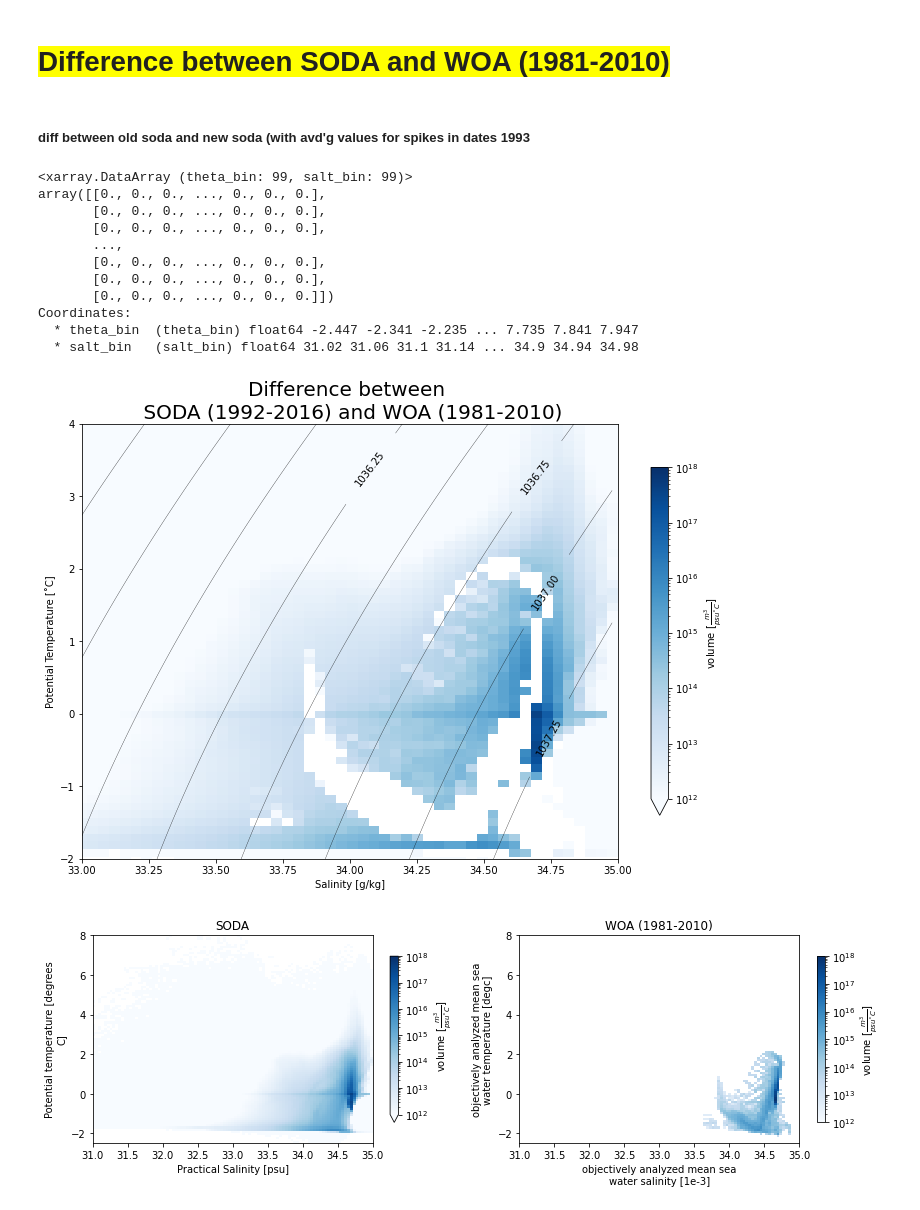
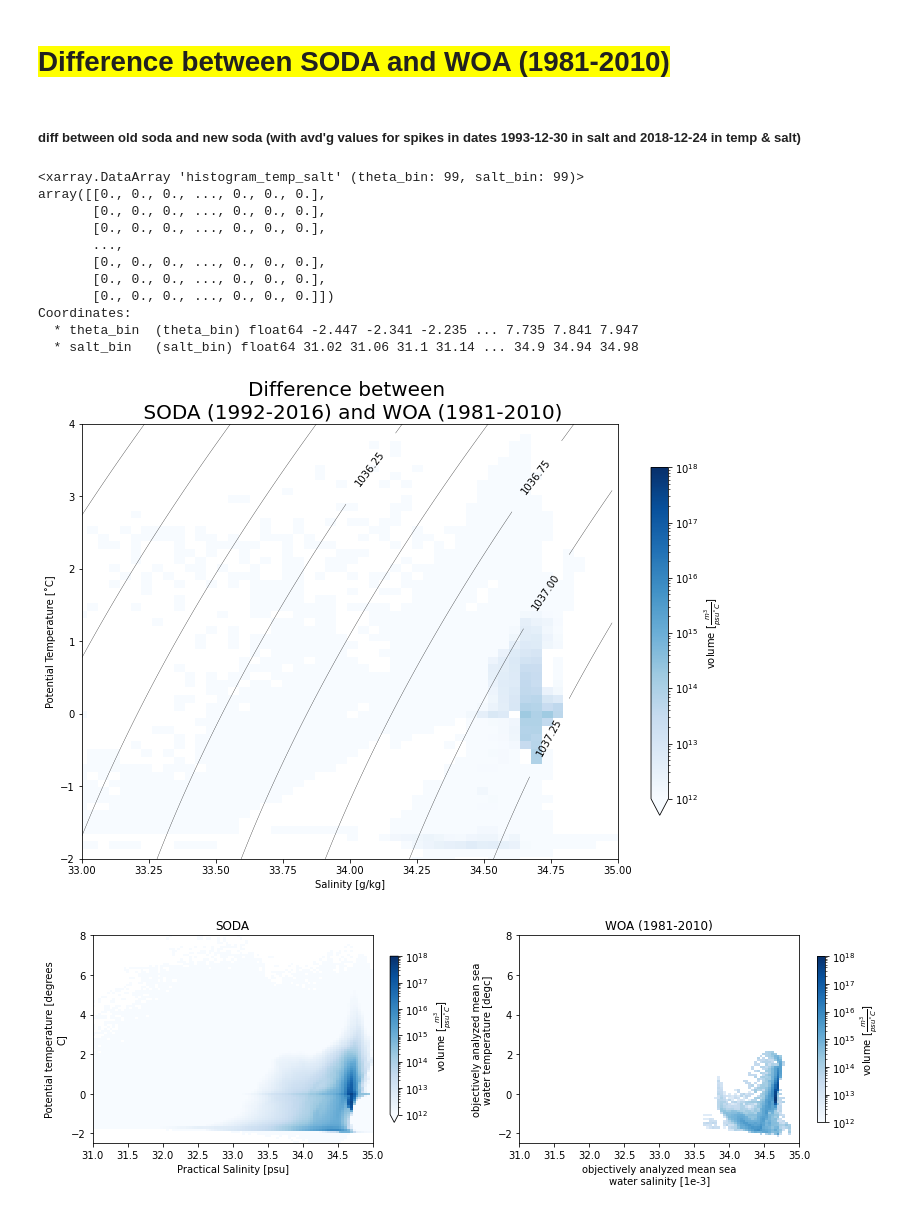
Before and after one commit to ocean-transport/WMT-project, a Jupyter notebook: SODA/model-validation-SODA.ipynb, the cells around one changed output. Cells and saved outputs as stored; diff of their text form; code cells hidden in the pictures.

Commit message:
trying to figure out masking

```diff
--- a/SODA/model-validation-SODA.ipynb
+++ b/SODA/model-validation-SODA.ipynb
@@ -36,7 +49,7 @@ import json
 # %%
 woa_8110 = xr.open_dataarray('/home/jovyan/WMT-project/WOA/ts_hist_8110.nc')
 woa_0517 = xr.open_dataarray('/home/jovyan/WMT-project/WOA/ts_hist_0517.nc')
-#soda = xr.open_dataarray('/home/jovyan/WMT-project/SODA/ts_hist_mean_SODA.nc')
+soda_old = xr.open_dataarray('/home/jovyan/WMT-project/SODA/ts_hist_mean_SODA.nc')
 soda = xr.open_dataarray('/home/jovyan/WMT-project/SODA/ts_hist_mean_SODA_new.nc')
 # %% [raw]
 url_ocean = 'gs://pangeo-forge-us-central1/pangeo-forge/soda/soda3.4.2_5dy_ocean_or'
@@ -199,12 +430,12 @@ ts_hist_mean.to_netcdf('ts_hist_mean_SODA_new.nc', mode='w')
 # %% [markdown]
 # <span style='background :yellow'> Difference between SODA and WOA (1981-2010) </span>
 # %% [markdown]
-##### diff between old soda and new soda (with avd'g values for spikes in dates 1993
+##### diff between old soda and new soda (with avd'g values for spikes in dates 1993-12-30 in salt and 2018-12-24 in temp & salt)
 # %%
-diff_soda_woa8110 = soda - woa_8110
-diff_soda_woa8110
+diff_soda = soda - soda_old
+diff_soda
 # %% [output]
-<xarray.DataArray (theta_bin: 99, salt_bin: 99)>
+<xarray.DataArray 'histogram_temp_salt' (theta_bin: 99, salt_bin: 99)>
 array([[0., 0., 0., ..., 0., 0., 0.],
        [0., 0., 0., ..., 0., 0., 0.],
        [0., 0., 0., ..., 0., 0., 0.],
@@ -218,20 +449,20 @@ Coordinates:
 # %%
 fig = plt.figure(figsize=(12,8))
 ax = fig.add_subplot(111)
 sigma_levs = np.arange(1032, 1037.5, 0.25)
 
 C = sigma2.T.plot.contour(colors='k', linewidths=0.3, levels=sigma_levs, ax=ax)
 plt.clabel(C)
-diff_soda_woa8110.where(diff_soda_woa8110>0).plot(norm=LogNorm(), cmap='Blues', vmin=1e12, vmax=1e18,
+diff_soda.where(diff_soda>0).plot(norm=LogNorm(), cmap='Blues', vmin=1e12, vmax=1e18,
                                                   cbar_kwargs={'shrink':0.8, 'label': r'volume [$\frac{m^3}{psu ˚C}$]'})
 
 ax.set_xlabel('Salinity [g/kg]')
 ax.set_ylabel('Potential Temperature [˚C]')
 ax.set_title('Difference between \n SODA (1992-2016) and WOA (1981-2010)', fontsize=20);
 ax.set_xlim(33, 35)
 ax.set_ylim(-2, 4);
 # %% [output]
-[figure, old version]
+[figure, new version]
 # %%
 fig, (ax0,ax1) = plt.subplots(1,2, figsize=(12,4))
 
```
Also changed, not shown: parts of 51 cells of this notebook.
